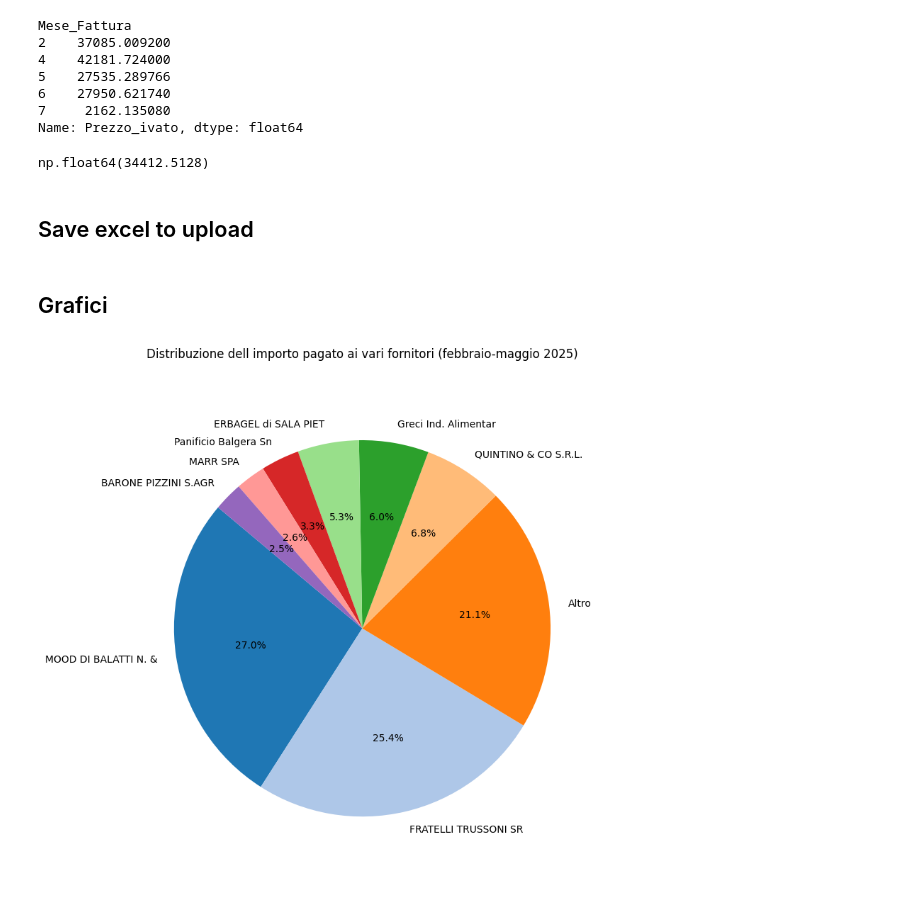
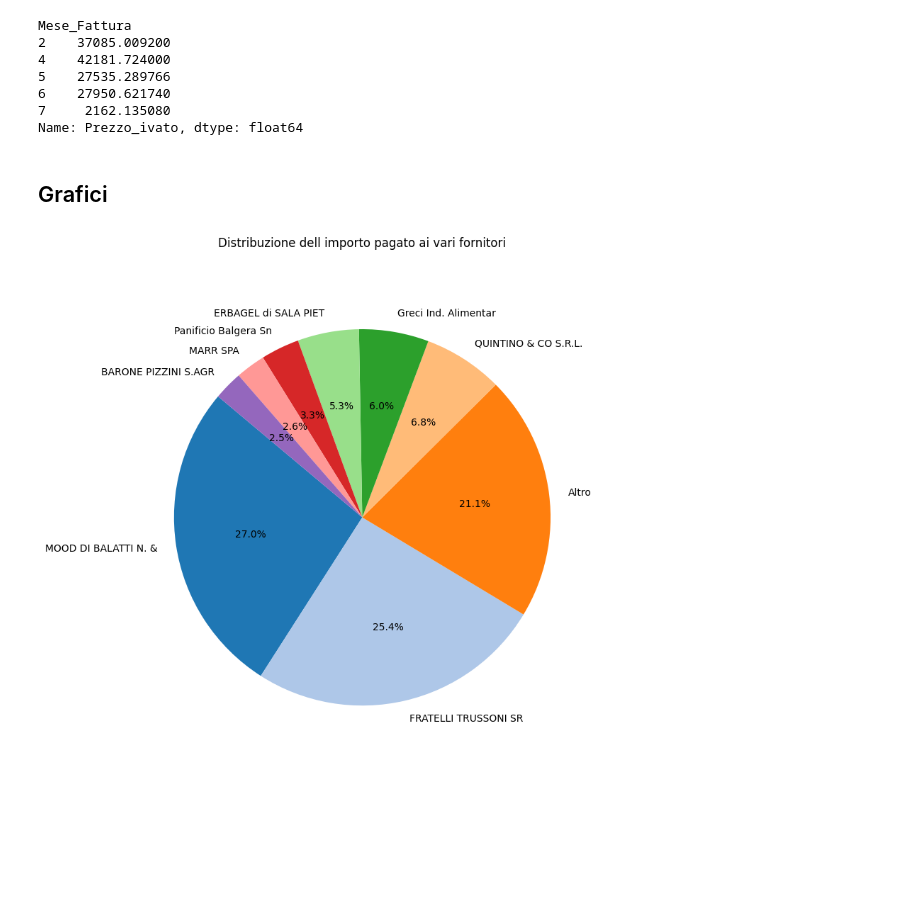
Before and after one commit to stefanobiavaschi/Report-invoices, a Jupyter notebook: nb_analysis.ipynb, the cells around one changed output. Saved outputs shown, nothing was run; the diff lists cells and outputs as text; code cells hidden in the pictures; blank space fills up the shorter version.

```diff
--- a/nb_analysis.ipynb
+++ b/nb_analysis.ipynb
@@ -52,9 +32,3 @@ Mese_Fattura
 6    27950.621740
 7     2162.135080
 Name: Prezzo_ivato, dtype: float64
-# %%
-df_invoices_details.loc[df_invoices_details.Denominazione_Mittente == 'FRATELLI TRUSSONI SRL UNIPERSONALE -Soc. sogg.dir.e coord.La Trus Srl'].Prezzo_ivato.sum()
-# %% [output]
-np.float64(34412.5128)
-# %% [markdown]
-## Save excel to upload
@@ -63,36 +35,7 @@ df_invoices_details.to_excel('data/250713_df_invoices_details.xlsx', index=False
 # %% [markdown]
 ## Grafici
-# %%
-# Raggruppa e somma
-grouped = df_invoices_details.groupby('Denominazione_Mittente')['Prezzo_ivato'].sum()
-
-# Calcola le percentuali
-percent = grouped / grouped.sum()
-
-# Dividi in main e altri
-main = grouped[percent >= 0.02]
-other = grouped[percent < 0.02]
-main['Altro'] = other.sum()
-
-# Ordina dal più grande al più piccolo
-main = main.sort_values(ascending=False)
-
-# Crea le etichette tagliate a 20 caratteri
-labels = [label[:20] for label in main.index]
-
-# Palette colori
-colors = plt.get_cmap('tab20').colors
-n_colors = len(colors)
-n_slices = len(main)
-colors_to_use = [colors[i % n_colors] for i in range(n_slices)]
-
-# Grafico a torta
-plt.figure(figsize=(8, 8))
-plt.pie(main, labels=labels, autopct='%1.1f%%', startangle=140, colors=colors_to_use)
-plt.title('Distribuzione dell importo pagato ai vari fornitori (febbraio-maggio 2025)')
-plt.axis('equal')
-plt.tight_layout()
-plt.show()
-# %% [output]
-[figure, removed]
+# %%
+plot_cake_mittente(df_invoices_details)
+# %% [output]
+[figure, added]
 # %%
```
Also changed, not shown: parts of 9 cells of this notebook, 6 other files.
